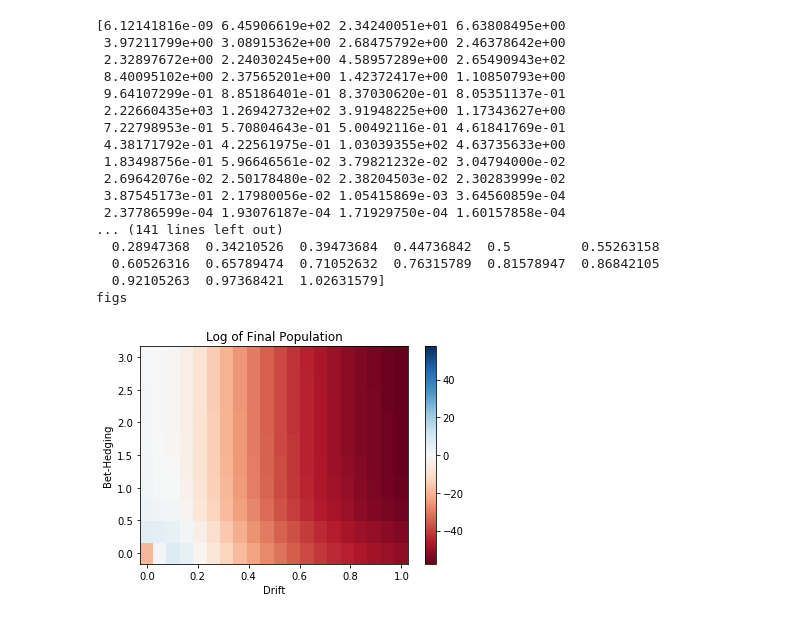
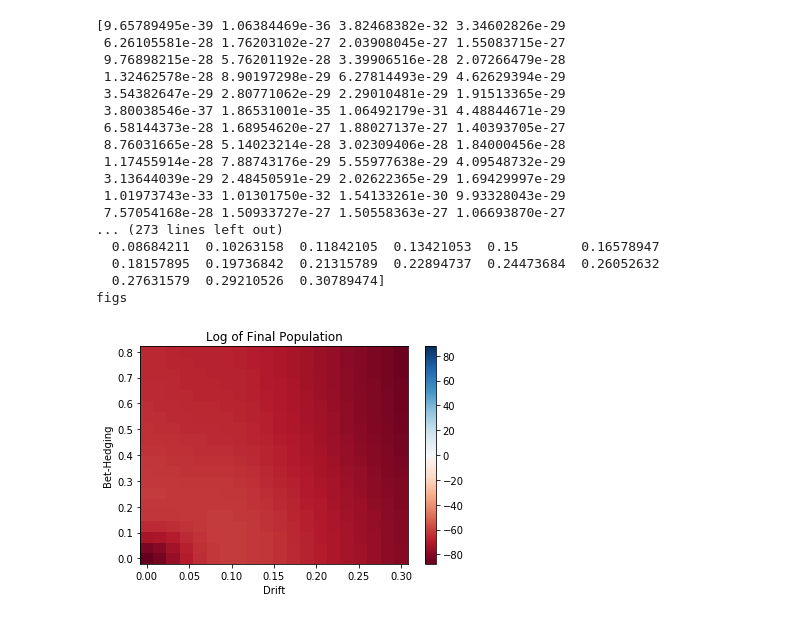
Before and after one commit to ryantmaloney/Simplified-Drift-Modeling, a Jupyter notebook: driftmodeling.ipynb, the cells around one changed output. Saved outputs shown, nothing was run; the diff lists cells and outputs as text; code cells hidden in the pictures.

```diff
--- a/driftmodeling.ipynb
+++ b/driftmodeling.ipynb
@@ -45,14 +79,14 @@ imp.reload(sd)
 imp.reload(mm)
 
 bhlower=0
-bhupper=3
-bhinterval=10
+bhupper=.8
+bhinterval=20
 driftlower=0
-driftupper=1
+driftupper=.3
 driftinterval=20
 
 matrix, driftvariance, prefvariance=mm.matrixmaker(bhlower, bhupper, bhinterval, driftlower, driftupper, driftinterval)
-
+# normalbirthhighdeath=matrix
 #mm.matrixmaker(driftlower, driftupper, bhlower, bhupper)
 # %% [output]
 [Parallel(n_jobs=-1)]: Using backend LokyBackend with 16 concurrent workers.
@@ -73,18 +109,18 @@ matrix, driftvariance, prefvariance=mm.matrixmaker(bhlower, bhupper, bhinterval,
-[6.12141816e-09 6.45906619e+02 2.34240051e+01 6.63808495e+00
- 3.97211799e+00 3.08915362e+00 2.68475792e+00 2.46378642e+00
- 2.32897672e+00 2.24030245e+00 4.58957289e+00 2.65490943e+02
- 8.40095102e+00 2.37565201e+00 1.42372417e+00 1.10850793e+00
- 9.64107299e-01 8.85186401e-01 8.37030620e-01 8.05351137e-01
- 2.22660435e+03 1.26942732e+02 3.91948225e+00 1.17343627e+00
- 7.22798953e-01 5.70804643e-01 5.00492116e-01 4.61841769e-01
- 4.38171792e-01 4.22561975e-01 1.03039355e+02 4.63735633e+00
- 1.83498756e-01 5.96646561e-02 3.79821232e-02 3.04794000e-02
- 2.69642076e-02 2.50178480e-02 2.38204503e-02 2.30283999e-02
- 3.87545173e-01 2.17980056e-02 1.05415869e-03 3.64560859e-04
- 2.37786599e-04 1.93076187e-04 1.71929750e-04 1.60157858e-04
-... (141 lines left out)
-  0.28947368  0.34210526  0.39473684  0.44736842  0.5         0.55263158
-  0.60526316  0.65789474  0.71052632  0.76315789  0.81578947  0.86842105
-  0.92105263  0.97368421  1.02631579]
+[9.65789495e-39 1.06384469e-36 3.82468382e-32 3.34602826e-29
+ 6.26105581e-28 1.76203102e-27 2.03908045e-27 1.55083715e-27
+ 9.76898215e-28 5.76201192e-28 3.39906516e-28 2.07266479e-28
+ 1.32462578e-28 8.90197298e-29 6.27814493e-29 4.62629394e-29
+ 3.54382647e-29 2.80771062e-29 2.29010481e-29 1.91513365e-29
+ 3.80038546e-37 1.86531001e-35 1.06492179e-31 4.48844671e-29
+ 6.58144373e-28 1.68954620e-27 1.88027137e-27 1.40393705e-27
+ 8.76031665e-28 5.14023214e-28 3.02309406e-28 1.84000456e-28
+ 1.17455914e-28 7.88743176e-29 5.55977638e-29 4.09548732e-29
+ 3.13644039e-29 2.48450591e-29 2.02622365e-29 1.69429997e-29
+ 1.01973743e-33 1.01301750e-32 1.54133261e-30 9.93328043e-29
+ 7.57054168e-28 1.50933727e-27 1.50558363e-27 1.06693870e-27
+... (273 lines left out)
+  0.08684211  0.10263158  0.11842105  0.13421053  0.15        0.16578947
+  0.18157895  0.19736842  0.21315789  0.22894737  0.24473684  0.26052632
+  0.27631579  0.29210526  0.30789474]
 figs
-[figure, old version]
+[figure, new version]
```
Also changed, not shown: parts of 11 cells of this notebook, 4 other files.
